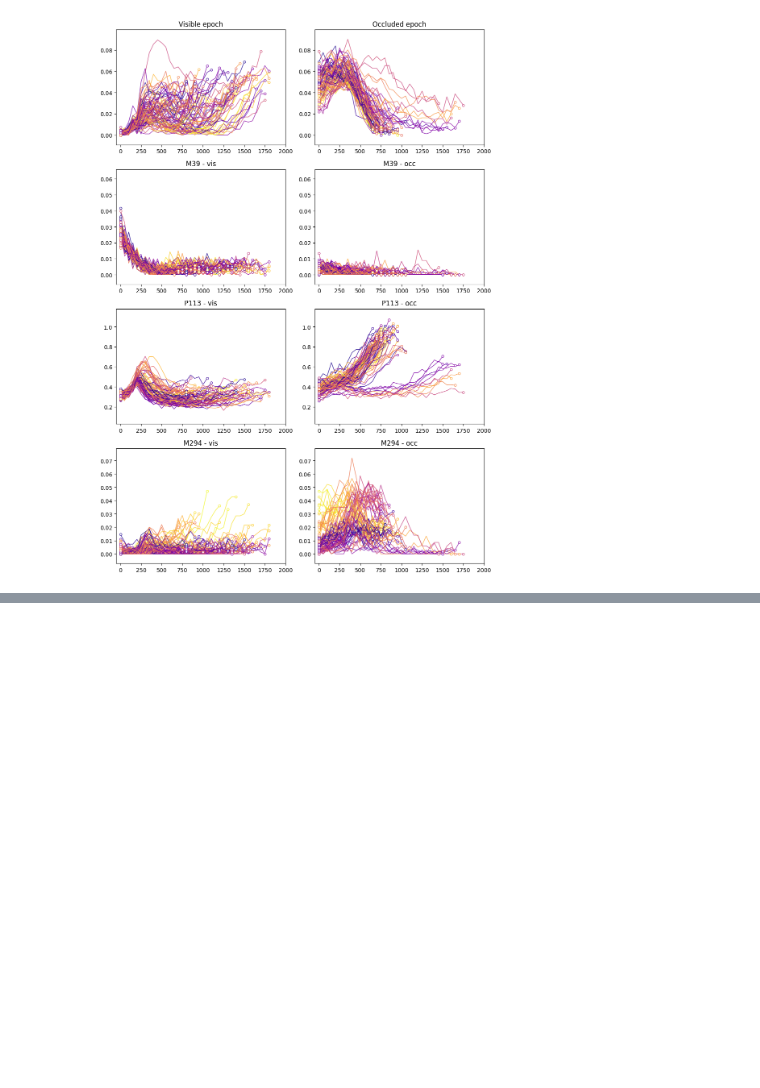
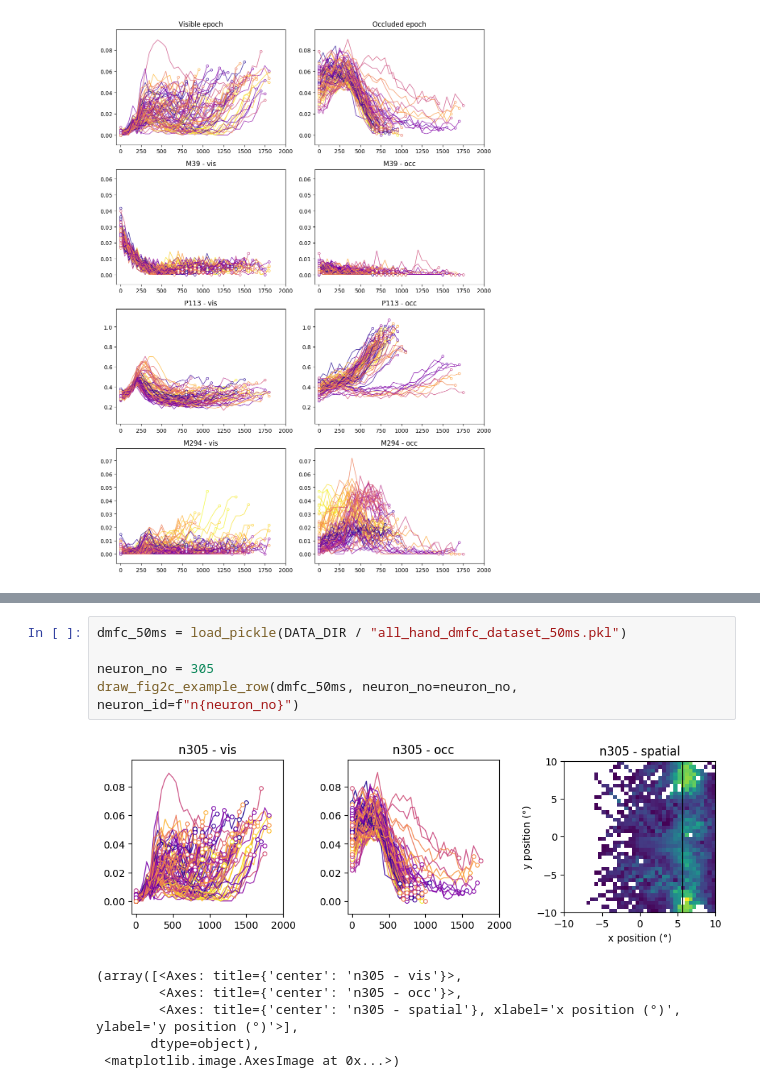
Before and after one commit to ksbong/dmfc-pong-reconstruction, a Jupyter notebook: notebooks/03_fig2c_neural_response_inspection.ipynb, the cells around one changed output, grey strips where cells are left out. Cells and saved outputs as stored; diff of their text form; blank space fills up the shorter version.

Commit message:
Reconstruct Fig 2C published example neurons

```diff
--- a/notebooks/03_fig2c_neural_response_inspection.ipynb
+++ b/notebooks/03_fig2c_neural_response_inspection.ipynb
@@ -400,0 +425,12 @@ plt.show()
+# %%
+dmfc_50ms = load_pickle(DATA_DIR / "all_hand_dmfc_dataset_50ms.pkl")
+
+neuron_no = 305
+draw_fig2c_example_row(dmfc_50ms, neuron_no=neuron_no, neuron_id=f"n{neuron_no}")
+# %% [output]
+[figure, added]
+(array([<Axes: title={'center': 'n305 - vis'}>,
+        <Axes: title={'center': 'n305 - occ'}>,
+        <Axes: title={'center': 'n305 - spatial'}, xlabel='x position (°)', ylabel='y position (°)'>],
+       dtype=object),
+ <matplotlib.image.AxesImage at 0x...>)
```
Also changed, not shown: parts of 8 cells of this notebook, 1 other file.
